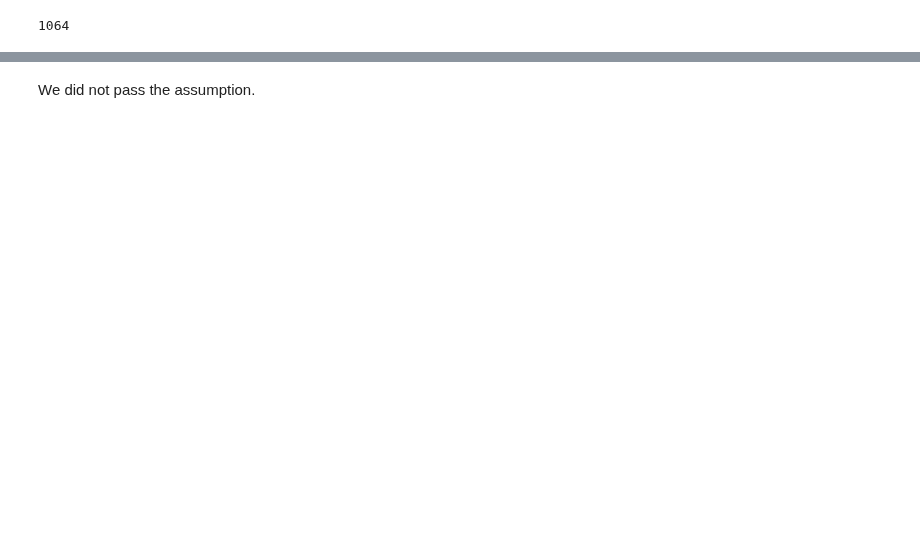
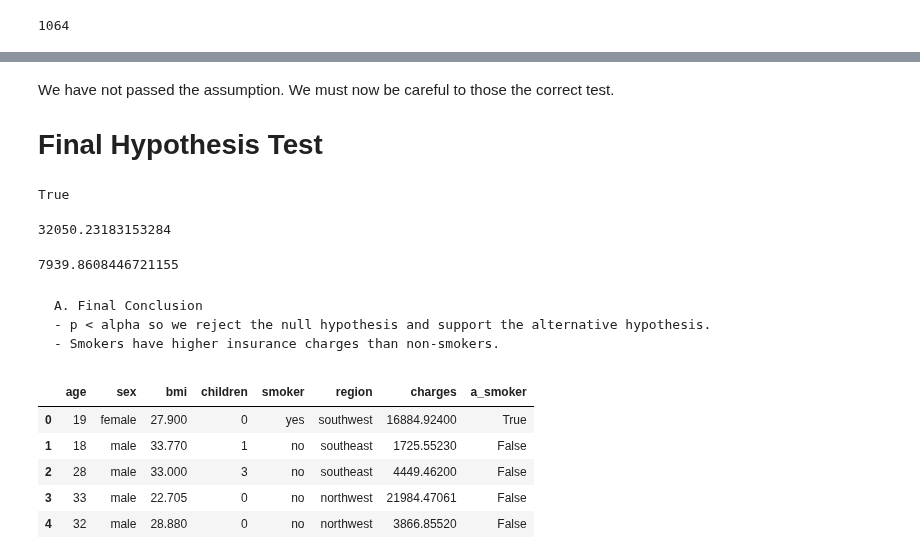
Before and after one commit to arechigajd/Hypothesis-Testing-with-Insurance-Data, a Jupyter notebook: Hypothesis Testing with Insurance Data.ipynb, the cells around one changed output, grey strips where cells are left out. Drawn from its saved outputs; the diff is of its cells as text; code cells hidden in the pictures; blank space fills up the shorter version.

```diff
--- a/Hypothesis Testing with Insurance Data.ipynb
+++ b/Hypothesis Testing with Insurance Data.ipynb
@@ -210,2 +222,30 @@ LeveneResult(statistic=nan, pvalue=nan)
 # %% [markdown]
-We did not pass the assumption.
+We have not passed the assumption. We must now be careful to those the correct test.
+
+# Final Hypothesis Test
+# %%
+result = stats.ttest_ind(smoker_group, non_smoker_group, equal_var = False) #equal_var = True
+result.pvalue<.05
+# %% [output]
+True
+# %%
+smoker_group.mean()
+# %% [output]
+32050.23183153284
+# %%
+non_smoker_group.mean()
+# %% [output]
+7939.8608446721155
+# %% [markdown]
+    A. Final Conclusion
+    - p < alpha so we reject the null hypothesis and support the alternative hypothesis.
+    - Smokers have higher insurance charges than non-smokers.
+# %%
+ins_df.head()
+# %% [output]
+|  | age | sex | bmi | children | smoker | region | charges | a_smoker |
+| 0 | 19 | female | 27.900 | 0 | yes | southwest | 16884.92400 | True |
+| 1 | 18 | male | 33.770 | 1 | no | southeast | 1725.55230 | False |
+| 2 | 28 | male | 33.000 | 3 | no | southeast | 4449.46200 | False |
+| 3 | 33 | male | 22.705 | 0 | no | northwest | 21984.47061 | False |
+| 4 | 32 | male | 28.880 | 0 | no | northwest | 3866.85520 | False |
```
Also changed, not shown: parts of 38 cells of this notebook.
